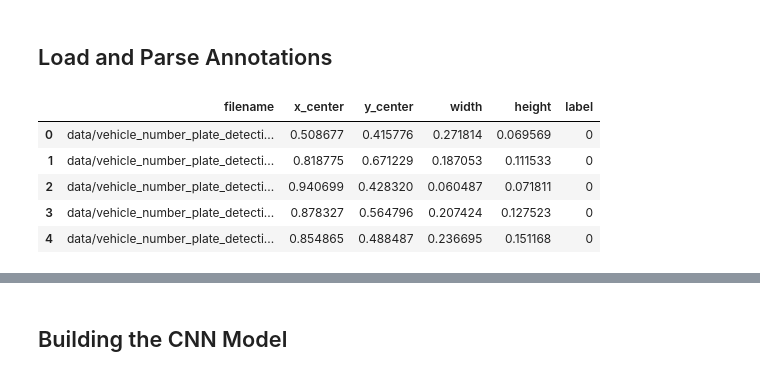
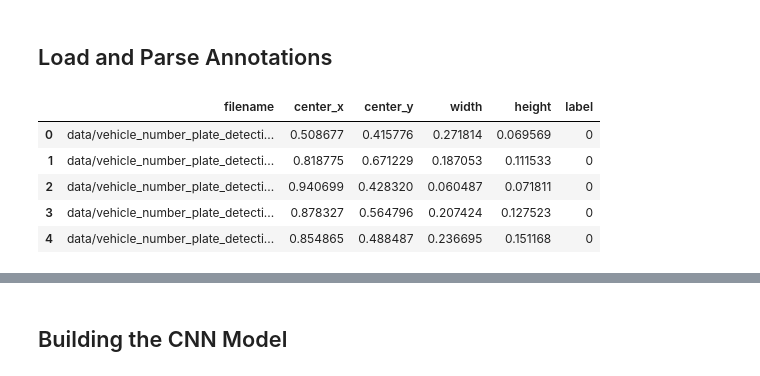
Before and after one commit to Brianhulela/ebook_object_detection, a Jupyter notebook: chapters/CNN_bounding_box_detect/detect.ipynb, the cells around one changed output, grey strips where cells are left out. Drawn from its saved outputs; the diff is of its cells as text; code cells hidden in the pictures.

```diff
--- a/chapters/CNN_bounding_box_detect/detect.ipynb
+++ b/chapters/CNN_bounding_box_detect/detect.ipynb
@@ -46,41 +39,47 @@ IMAGE_EXT = ".jpg"
 # %%
+# Define dataset path
+DATA_DIR = "data/vehicle_number_plate_detection"
+IMAGE_DIR = os.path.join(DATA_DIR, "images")
+LABEL_DIR = os.path.join(DATA_DIR, "labels")
+IMAGE_EXT = ".jpg"
+
 # Function to parse YOLO annotation files
 def parse_yolo_annotation(txt_file):
     with open(txt_file, "r") as file:
         annotations = []
         for line in file:
             parts = line.strip().split()
             label = int(parts[0])  # class label
 
             # Normalized center coordinates and dimensions
             x_center = float(parts[1])
             y_center = float(parts[2])
             width = float(parts[3])
             height = float(parts[4])
 
             # Get the image filename (assuming image and annotation share the same basename)
             filename = txt_file.replace(".txt", IMAGE_EXT)
 
             # Store the normalized values
             annotations.append((filename, x_center, y_center, width, height, label))
 
     return annotations
+
+# Load all annotations
+annotation_files = glob.glob(os.path.join(LABEL_DIR, "*.txt"))
+data = []
+
+for txt_file in tqdm(annotation_files, desc="Parsing Annotations"):
+    data.extend(parse_yolo_annotation(txt_file))
+
+# Convert to DataFrame
+columns = ["filename", "center_x", "center_y", "width", "height", "label"]
+df = pd.DataFrame(data, columns=columns)
+df.head()
+# %% [output]
+|  | filename | center_x | center_y | width | height | label |
+| 0 | data/vehicle_number_plate_detecti... | 0.508677 | 0.415776 | 0.271814 | 0.069569 | 0 |
+| 1 | data/vehicle_number_plate_detecti... | 0.818775 | 0.671229 | 0.187053 | 0.111533 | 0 |
+| 2 | data/vehicle_number_plate_detecti... | 0.940699 | 0.428320 | 0.060487 | 0.071811 | 0 |
+| 3 | data/vehicle_number_plate_detecti... | 0.878327 | 0.564796 | 0.207424 | 0.127523 | 0 |
+| 4 | data/vehicle_number_plate_detecti... | 0.854865 | 0.488487 | 0.236695 | 0.151168 | 0 |
-# %%
-# Load all annotations
-annotation_files = glob.glob(os.path.join(LABEL_DIR, "*.txt"))
-data = []
-
-for txt_file in tqdm(annotation_files, desc="Parsing Annotations"):
-    data.extend(parse_yolo_annotation(txt_file))
-
-# Convert to DataFrame
-columns = ["filename", "x_center", "y_center", "width", "height", "label"]
-df = pd.DataFrame(data, columns=columns)
-df.head()
-# %% [output]
-|  | filename | x_center | y_center | width | height | label |
-| 0 | data/vehicle_number_plate_detecti... | 0.508677 | 0.415776 | 0.271814 | 0.069569 | 0 |
-| 1 | data/vehicle_number_plate_detecti... | 0.818775 | 0.671229 | 0.187053 | 0.111533 | 0 |
-| 2 | data/vehicle_number_plate_detecti... | 0.940699 | 0.428320 | 0.060487 | 0.071811 | 0 |
-| 3 | data/vehicle_number_plate_detecti... | 0.878327 | 0.564796 | 0.207424 | 0.127523 | 0 |
-| 4 | data/vehicle_number_plate_detecti... | 0.854865 | 0.488487 | 0.236695 | 0.151168 | 0 |
```
Also changed, not shown: parts of 20 cells of this notebook, 8 other files.
